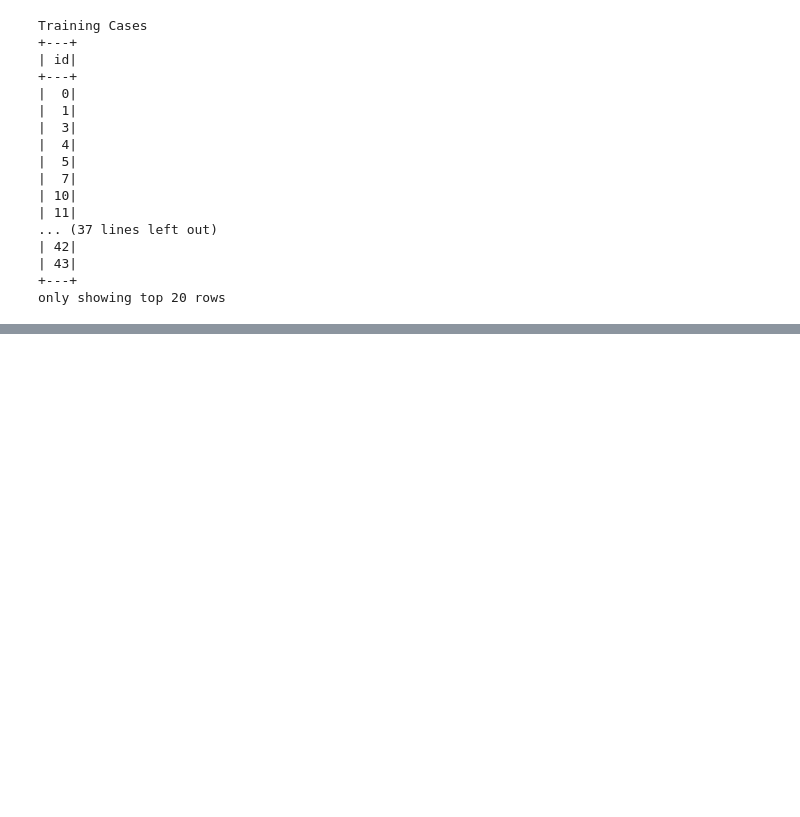
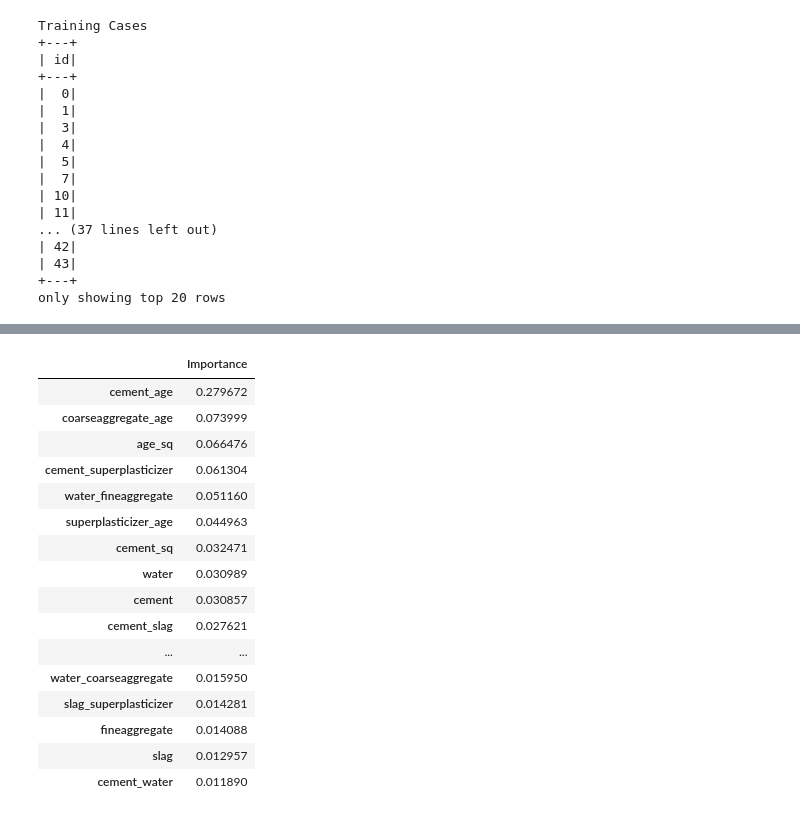
Before and after one commit to ahowe42/pyspark_explore, a Jupyter notebook: pyspark_essentials_udemy/assign/MLLIB_Regression_HW.ipynb, the cells around one changed output, grey strips where cells are left out. Saved outputs shown, nothing was run; the diff lists cells and outputs as text; code cells hidden in the pictures; blank space fills up the shorter version.

```diff
--- a/pyspark_essentials_udemy/assign/MLLIB_Regression_HW.ipynb
+++ b/pyspark_essentials_udemy/assign/MLLIB_Regression_HW.ipynb
@@ -332,8 +371,26 @@ display(coefs)
 # %%
 # view feature importances for random forest
 imports = models['random forest'][3].bestModel.featureImportances.toArray()
 imports = pd.DataFrame(index=features, data=imports, columns=['Importance']).sort_values(by='Importance', ascending=False, inplace=False)
-display(imports)
+display(imports.head(20))
+# %% [output]
+|  | Importance |
+| cement_age | 0.279672 |
+| coarseaggregate_age | 0.073999 |
+| age_sq | 0.066476 |
+| cement_superplasticizer | 0.061304 |
+| water_fineaggregate | 0.051160 |
+| superplasticizer_age | 0.044963 |
+| cement_sq | 0.032471 |
+| water | 0.030989 |
+| cement | 0.030857 |
+| cement_slag | 0.027621 |
+| ... | ... |
+| water_coarseaggregate | 0.015950 |
+| slag_superplasticizer | 0.014281 |
+| fineaggregate | 0.014088 |
+| slag | 0.012957 |
+| cement_water | 0.011890 |
 # %%
 # view feature importances for gradient boost
 imports = models['gradient boost'][3].bestModel.featureImportances.toArray()
```
Also changed, not shown: parts of 8 cells of this notebook, 1 other file.
